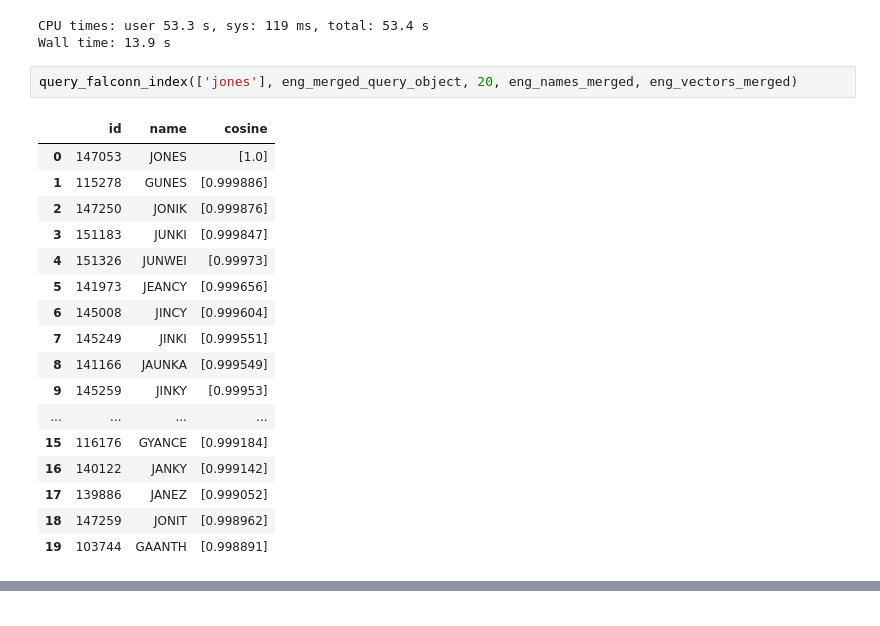
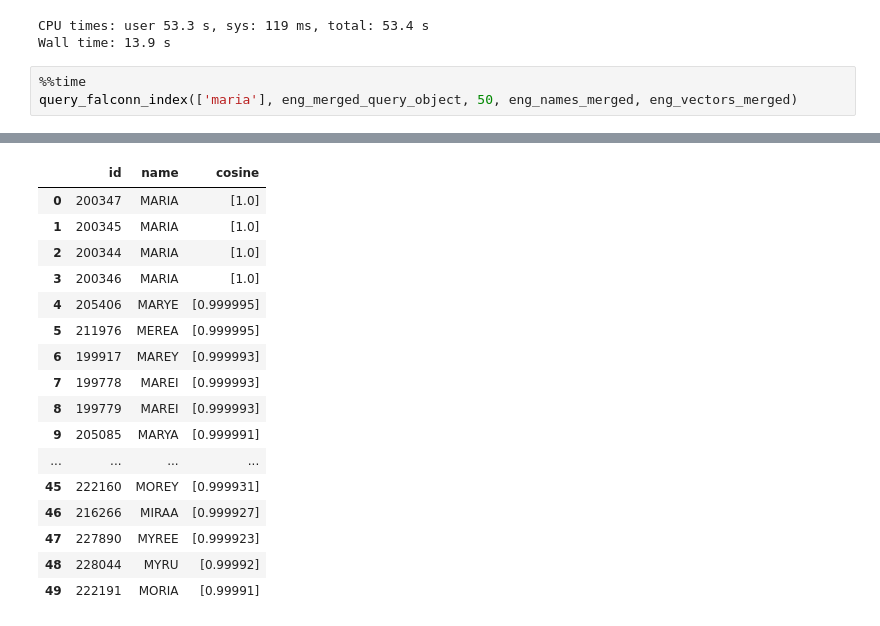
Before and after one commit to cezary-potocki/phoneme, a Jupyter notebook: data-preparation/generate-vectors-source-names.ipynb, the cells around one changed output, grey strips where cells are left out. Saved outputs shown, nothing was run; the diff lists cells and outputs as text.

```diff
--- a/data-preparation/generate-vectors-source-names.ipynb
+++ b/data-preparation/generate-vectors-source-names.ipynb
@@ -280,23 +291,7 @@ arb_merged_query_object = arb_merged_table.construct_query_object()
 # %% [output]
 CPU times: user 53.3 s, sys: 119 ms, total: 53.4 s
 Wall time: 13.9 s
-# %%
-query_falconn_index(['jones'], eng_merged_query_object, 20, eng_names_merged, eng_vectors_merged)
-# %% [output]
-|  | id | name | cosine |
-| 0 | 147053 | JONES | [1.0] |
-| 1 | 115278 | GUNES | [0.999886] |
-| 2 | 147250 | JONIK | [0.999876] |
-| 3 | 151183 | JUNKI | [0.999847] |
-| 4 | 151326 | JUNWEI | [0.99973] |
-| 5 | 141973 | JEANCY | [0.999656] |
-| 6 | 145008 | JINCY | [0.999604] |
-| 7 | 145249 | JINKI | [0.999551] |
-| 8 | 141166 | JAUNKA | [0.999549] |
-| 9 | 145259 | JINKY | [0.99953] |
-| ... | ... | ... | ... |
-| 15 | 116176 | GYANCE | [0.999184] |
-| 16 | 140122 | JANKY | [0.999142] |
-| 17 | 139886 | JANEZ | [0.999052] |
-| 18 | 147259 | JONIT | [0.998962] |
-| 19 | 103744 | GAANTH | [0.998891] |
+# %%
+%%time
+query_falconn_index(['maria'], eng_merged_query_object, 50, eng_names_merged, eng_vectors_merged)
+# %% [output]
@@ -302,0 +300,17 @@ query_falconn_index(['jones'], eng_merged_query_object, 20, eng_names_merged, en
+|  | id | name | cosine |
+| 0 | 200347 | MARIA | [1.0] |
+| 1 | 200345 | MARIA | [1.0] |
+| 2 | 200344 | MARIA | [1.0] |
+| 3 | 200346 | MARIA | [1.0] |
+| 4 | 205406 | MARYE | [0.999995] |
+| 5 | 211976 | MEREA | [0.999995] |
+| 6 | 199917 | MAREY | [0.999993] |
+| 7 | 199778 | MAREI | [0.999993] |
+| 8 | 199779 | MAREI | [0.999993] |
+| 9 | 205085 | MARYA | [0.999991] |
+| ... | ... | ... | ... |
+| 45 | 222160 | MOREY | [0.999931] |
+| 46 | 216266 | MIRAA | [0.999927] |
+| 47 | 227890 | MYREE | [0.999923] |
+| 48 | 228044 | MYRU | [0.99992] |
+| 49 | 222191 | MORIA | [0.99991] |
```
Also changed, not shown: parts of 14 cells of this notebook, 6 other files.
